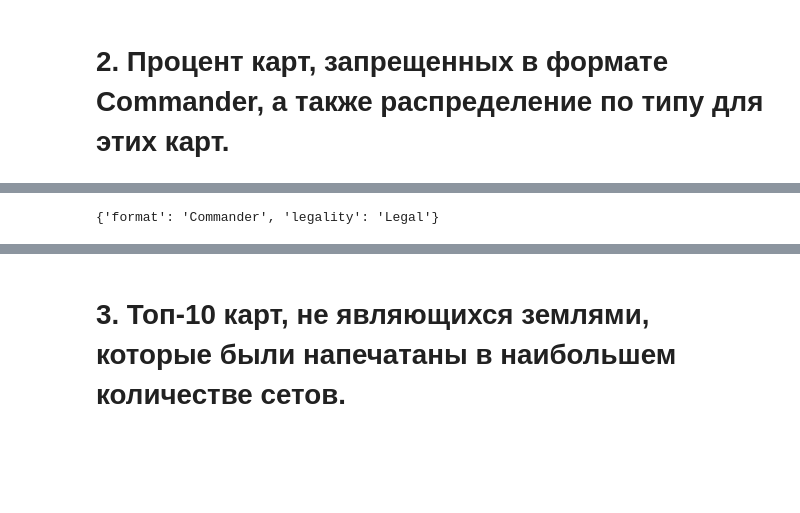
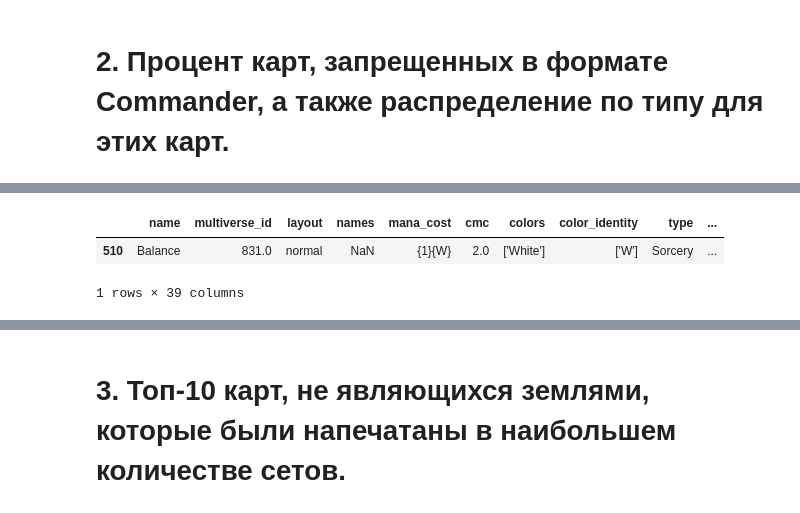
Before and after one commit to WankinNV/MTG_cards_analysis, a Jupyter notebook: MTG_saber.ipynb, the cells around one changed output, grey strips where cells are left out. Drawn from its saved outputs; the diff is of its cells as text; code cells hidden in the pictures; blank space fills up the shorter version.

```diff
--- a/MTG_saber.ipynb
+++ b/MTG_saber.ipynb
@@ -317,8 +236,0 @@ TypeError: 'Series' object is not callable
-# %%
-a = pd.Series([{'name': 'Таня', 'age': '22'},
-     {'name': 'Саша', 'age': '30'},
-     {'name': 'Петр', 'age': '45'}])
-
-next(x for x in a if x['format'] == 'Commander')
-# %% [output]
-{'format': 'Commander', 'legality': 'Legal'}
@@ -331,0 +237,7 @@ d = pd.DataFrame()
+# %%
+# На сайте проверил список карт запрещенных в формате Commander и посмотрел на одну карту - Balance.
+df[df['name'] == 'Balance'].head(1)
+# %% [output]
+|  | name | multiverse_id | layout | names | mana_cost | cmc | colors | color_identity | type | ... |
+| 510 | Balance | 831.0 | normal | NaN | {1}{W} | 2.0 | ['White'] | ['W'] | Sorcery | ... |
+1 rows × 39 columns
```
Also changed, not shown: parts of 31 cells of this notebook.
